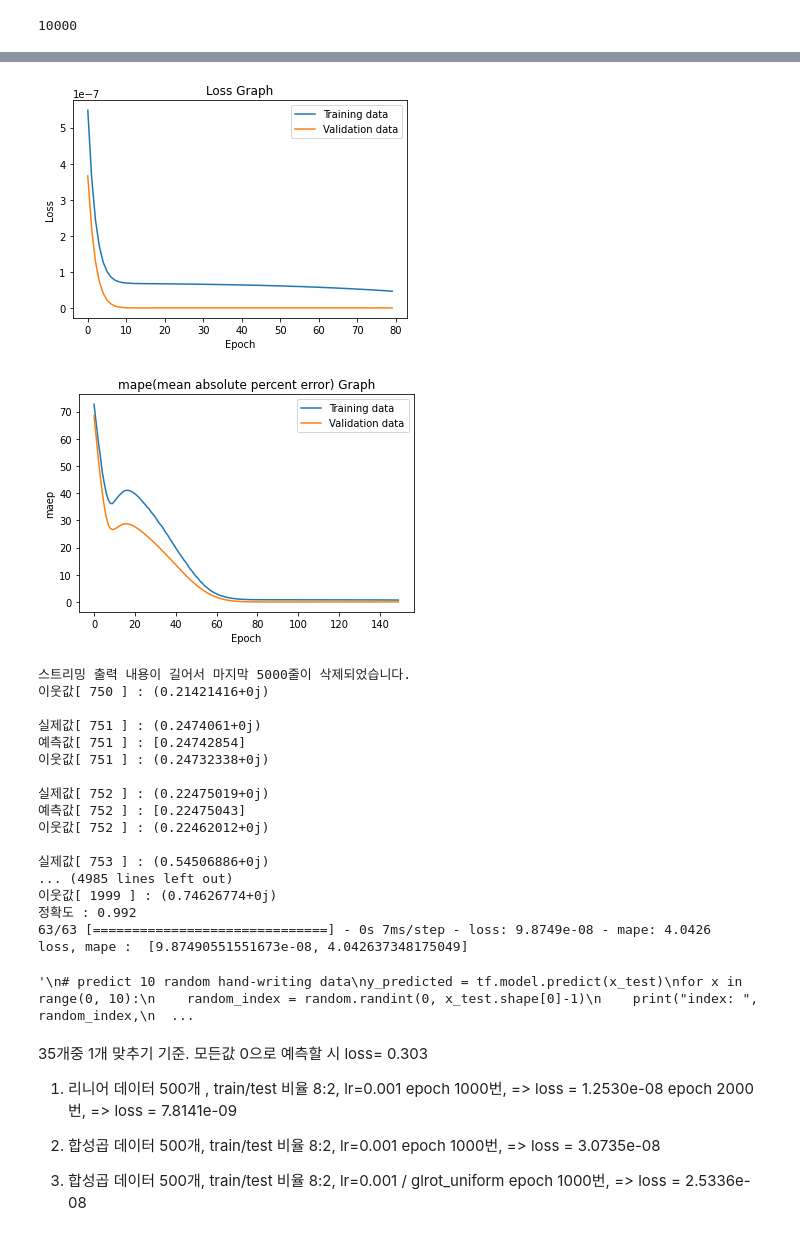
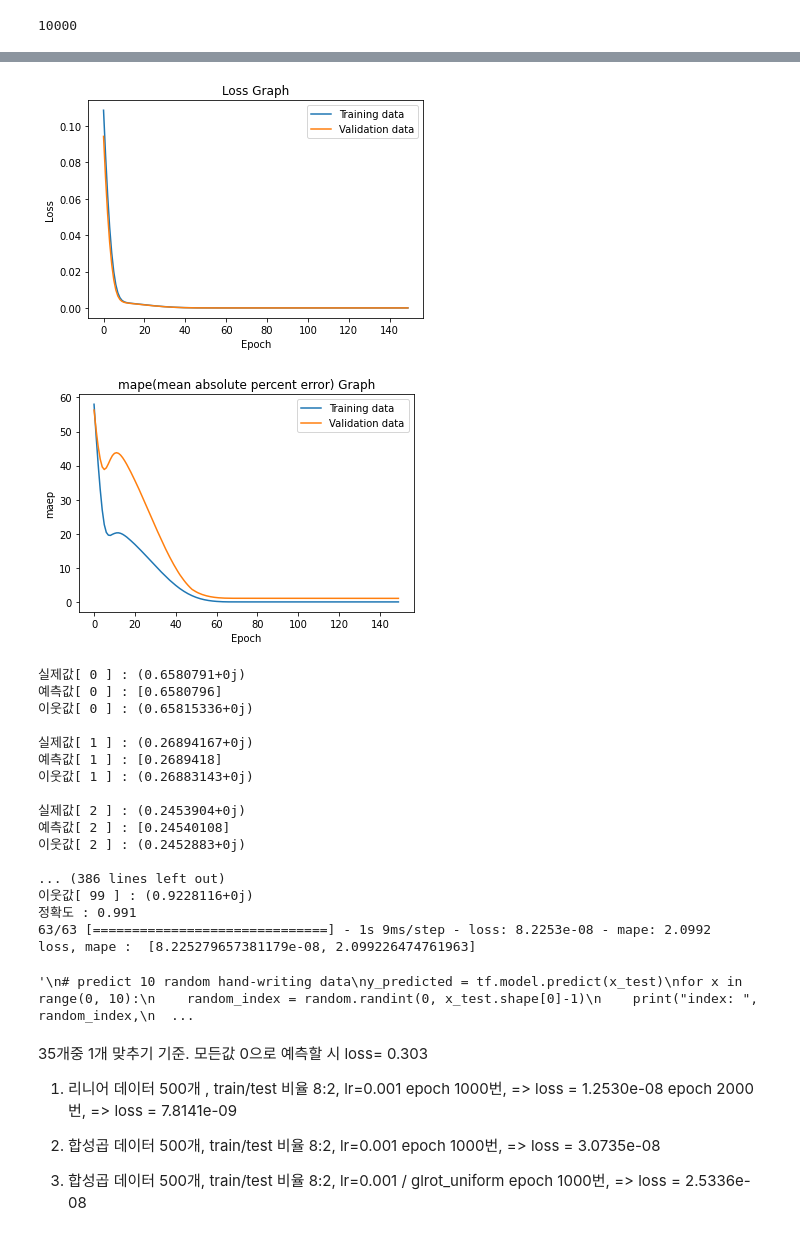
Before and after one commit to DarkMirr1227/IRSChannelEstimate_CNN, a Jupyter notebook: IRS_dataCNN_0524.ipynb, the cells around one changed output, grey strips where cells are left out. Drawn from its saved outputs; the diff is of its cells as text; code cells hidden in the pictures.

```diff
--- a/IRS_dataCNN_0524.ipynb
+++ b/IRS_dataCNN_0524.ipynb
@@ -348,25 +352,25 @@ Epoch 150/150
 # %%
 #그래프 출력
 plt.title('Loss Graph')
 plt.ylabel('Loss')
 plt.xlabel('Epoch')
-plt.plot(history.history['loss'][70:])           # loss
-plt.plot(history.history['val_loss'][70:])       # validation
+plt.plot(history.history['loss'])           # loss
+plt.plot(history.history['val_loss'])       # validation
 plt.legend(['Training data', 'Validation data'], loc=0)
 plt.show()
 
 plt.title('mape(mean absolute percent error) Graph')
 plt.ylabel('maep')
 plt.xlabel('Epoch')
 plt.plot(history.history['mape'])           # mape
 plt.plot(history.history['val_mape'])       # validation
 plt.legend(['Training data', 'Validation data'], loc=0)
 plt.show()
 # %% [output]
-[figure, old version]
+[figure, new version]
-[figure, old version]
+[figure, new version]
 # %%
-#load_status =tf.model.load_weights("ckpt") # "ckpt로 저장된 값 불러오기"
+load_status =tf.model.load_weights("drive/MyDrive/IRS/Data/ckpt") # "ckpt로 저장된 값 불러오기"
 
 
 y_predicted =tf.model.predict(x_test)
@@ -374,10 +378,11 @@ failcount = 0
 successcount = 0
 
 for i in range(0,len(y_test)):
-  print("\n실제값[",i,"] :",y_test[i])
-  print("예측값[",i,"] :",y_predicted[i])
-  print("이웃값[",i,"] :",x_test[i][0][0])
-  #print("이웃값[",i,"] :",x_test[i][28])
+  if i < 100:
+    print("\n실제값[",i,"] :",y_test[i])
+    print("예측값[",i,"] :",y_predicted[i])
+    print("이웃값[",i,"] :",x_test[i][0][0])
+    #print("이웃값[",i,"] :",x_test[i][28])
   if abs(y_test[i].real-y_predicted[i].real) < abs(y_test[i].real-x_test[i][0][0].real):
     successcount +=1
 print("정확도 :",successcount/len(y_test))
@@ -403,23 +408,23 @@ print('loss: ', evaluation[0])
 print('accuracy', evaluation[1])
 """
 # %% [output]
-스트리밍 출력 내용이 길어서 마지막 5000줄이 삭제되었습니다.
-이웃값[ 750 ] : (0.21421416+0j)
+실제값[ 0 ] : (0.6580791+0j)
+예측값[ 0 ] : [0.6580796]
+이웃값[ 0 ] : (0.65815336+0j)
 
-실제값[ 751 ] : (0.2474061+0j)
-예측값[ 751 ] : [0.24742854]
-이웃값[ 751 ] : (0.24732338+0j)
+실제값[ 1 ] : (0.26894167+0j)
+예측값[ 1 ] : [0.2689418]
+이웃값[ 1 ] : (0.26883143+0j)
 
-실제값[ 752 ] : (0.22475019+0j)
-예측값[ 752 ] : [0.22475043]
-이웃값[ 752 ] : (0.22462012+0j)
+실제값[ 2 ] : (0.2453904+0j)
+예측값[ 2 ] : [0.24540108]
+이웃값[ 2 ] : (0.2452883+0j)
 
-실제값[ 753 ] : (0.54506886+0j)
-... (4985 lines left out)
-이웃값[ 1999 ] : (0.74626774+0j)
-정확도 : 0.992
-63/63 [==============================] - 0s 7ms/step - loss: 9.8749e-08 - mape: 4.0426
-loss, mape :  [9.87490551551673e-08, 4.042637348175049]
+... (386 lines left out)
+이웃값[ 99 ] : (0.9228116+0j)
+정확도 : 0.991
+63/63 [==============================] - 1s 9ms/step - loss: 8.2253e-08 - mape: 2.0992
+loss, mape :  [8.225279657381179e-08, 2.099226474761963]
 '\n# predict 10 random hand-writing data\ny_predicted = tf.model.predict(x_test)\nfor x in range(0, 10):\n    random_index = random.randint(0, x_test.shape[0]-1)\n    print("index: ", random_index,\n  ...
 # %% [markdown]
 35개중 1개 맞추기 기준.
```
Also changed, not shown: parts of 5 cells of this notebook.
